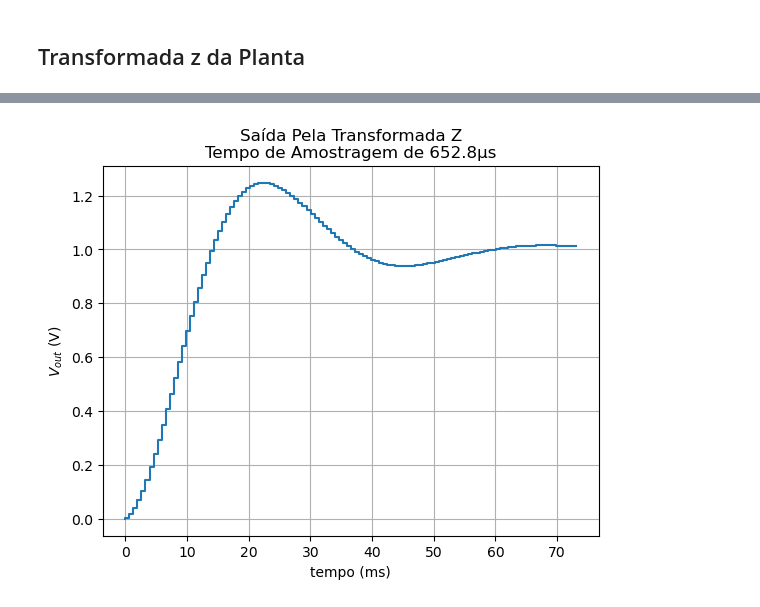
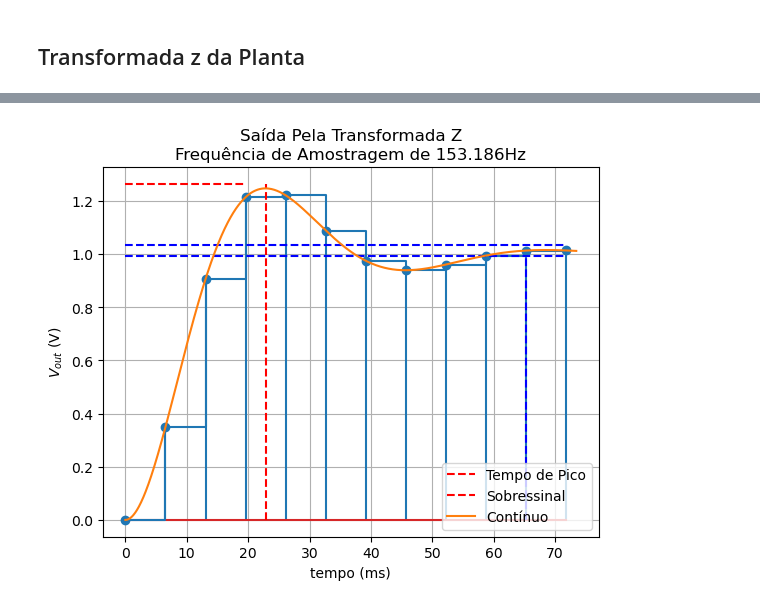
Before and after one commit to Emanuel600/Misc, a Jupyter notebook: Simul_Controle/Projeto 1.ipynb, the cells around one changed output, grey strips where cells are left out. Saved outputs shown, nothing was run; the diff lists cells and outputs as text; code cells hidden in the pictures.

```diff
--- a/Simul_Controle/Projeto 1.ipynb
+++ b/Simul_Controle/Projeto 1.ipynb
@@ -221,14 +221,17 @@ dt = 0.0006527999999999997
-# %%
-t = np.arange(0, (Ts+τ/2), Ta)
-t, yz = ct.step_response(Gz, T=t)
-tms  = 1e3*t
-plt.step(tms, yz)
-plt.grid(True, 'both')
-plt.xlabel("tempo (ms)")
-plt.ylabel("$V_{out}$ (V)")
-plt.title("Saída Pela Transformada Z\nTempo de Amostragem de " + str((round(1e6*Ta,3))) + "μs")
-plt.show()
-# %% [output]
-[figure, removed]
+# %%
+t = np.arange(0, (Ts+τ/2), Ta)
+ax, t, yz = ctl.plot_step(Gz, t, xl="tempo (ms)", yl="$V_{out}$ (V)",
+                   title="Saída Pela Transformada Z\nFrequência de Amostragem de " + str((round(1/Ta,3))) + "Hz")
+###
+ax.plot([Tp_ms, Tp_ms], [0, yz[-1]*(1+Mp)], "r--", label="Tempo de Pico")
+ax.plot(1e3*t[t<=tp], yz[-1]*(1+Mp)*np.ones(len(t[t<=tp])), "r--", label="Sobressinal")
+ax.plot([Ts*1e3, Ts*1e3], [0, ys[0]], 'b--')
+ax.plot(1e3*t, np.ones(len(yz))*yz[-1]*(1-2e-2), 'b--')
+ax.plot(1e3*t, np.ones(len(yz))*yz[-1]*(1+2e-2), 'b--')
+ax.plot(tms, y, label="Contínuo")
+plt.legend(loc = "lower right")
+plt.show()
+# %% [output]
+[figure, added]
 # %%
 z = ct.tf('z')
```
Also changed, not shown: parts of 2 cells of this notebook, 1 other file.
